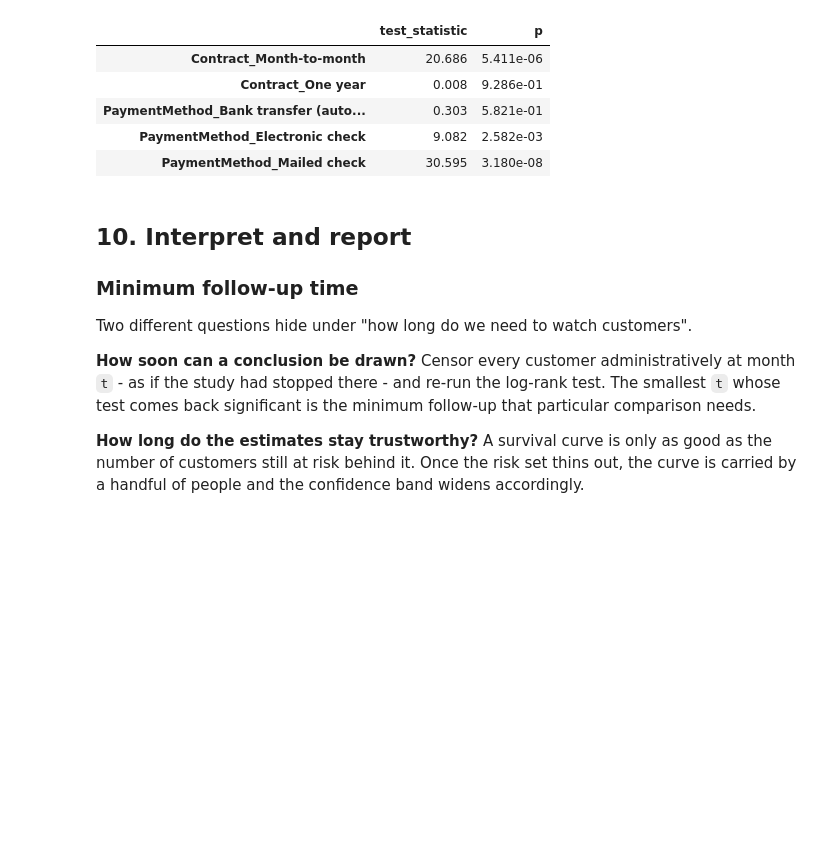
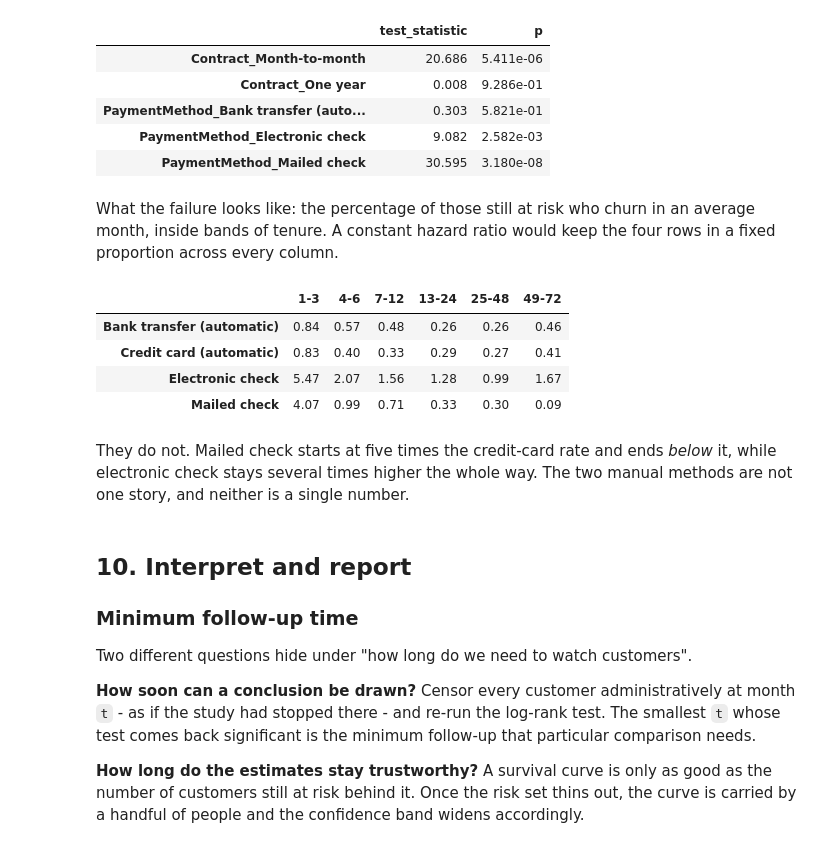
Before and after one commit to Kiatisakk/CPE342-ML, a Jupyter notebook: lab03_rg/Activity_Estimating_Lifetime.ipynb, the cells around one changed output. Cells and saved outputs as stored; diff of their text form; code cells hidden in the pictures; blank space fills up the shorter version.

```diff
--- a/lab03_rg/Activity_Estimating_Lifetime.ipynb
+++ b/lab03_rg/Activity_Estimating_Lifetime.ipynb
@@ -415,6 +460,33 @@ proportional_hazard_test(cox_b, design, time_transform="rank").summary[["test_st
 | PaymentMethod_Bank transfer (auto... | 0.303 | 5.821e-01 |
 | PaymentMethod_Electronic check | 9.082 | 2.582e-03 |
 | PaymentMethod_Mailed check | 30.595 | 3.180e-08 |
+# %% [markdown]
+What the failure looks like: the percentage of those still at risk who churn in an average
+month, inside bands of tenure. A constant hazard ratio would keep the four rows in a fixed
+proportion across every column.
+# %%
+BANDS = [(1, 3), (4, 6), (7, 12), (13, 24), (25, 48), (49, 72)]
+
+monthly_hazard = {}
+for method, f in fitters.items():
+    counts = f.event_table.drop(0.0)
+    monthly_hazard[method] = {
+        f"{lo}-{hi}": counts.loc[(counts.index >= lo) & (counts.index <= hi), "observed"].sum()
+                      / counts.loc[(counts.index >= lo) & (counts.index <= hi), "at_risk"].sum()
+        for lo, hi in BANDS
+    }
+
+pd.DataFrame(monthly_hazard).T.mul(100).round(2)  # percent of those at risk, per month
+# %% [output]
+|  | 1-3 | 4-6 | 7-12 | 13-24 | 25-48 | 49-72 |
+| Bank transfer (automatic) | 0.84 | 0.57 | 0.48 | 0.26 | 0.26 | 0.46 |
+| Credit card (automatic) | 0.83 | 0.40 | 0.33 | 0.29 | 0.27 | 0.41 |
+| Electronic check | 5.47 | 2.07 | 1.56 | 1.28 | 0.99 | 1.67 |
+| Mailed check | 4.07 | 0.99 | 0.71 | 0.33 | 0.30 | 0.09 |
+# %% [markdown]
+They do not. Mailed check starts at five times the credit-card rate and ends *below* it,
+while electronic check stays several times higher the whole way. The two manual methods
+are not one story, and neither is a single number.
 # %% [markdown]
 ## 10. Interpret and report
 
```
Also changed, not shown: parts of 4 cells of this notebook, 1 other file.
